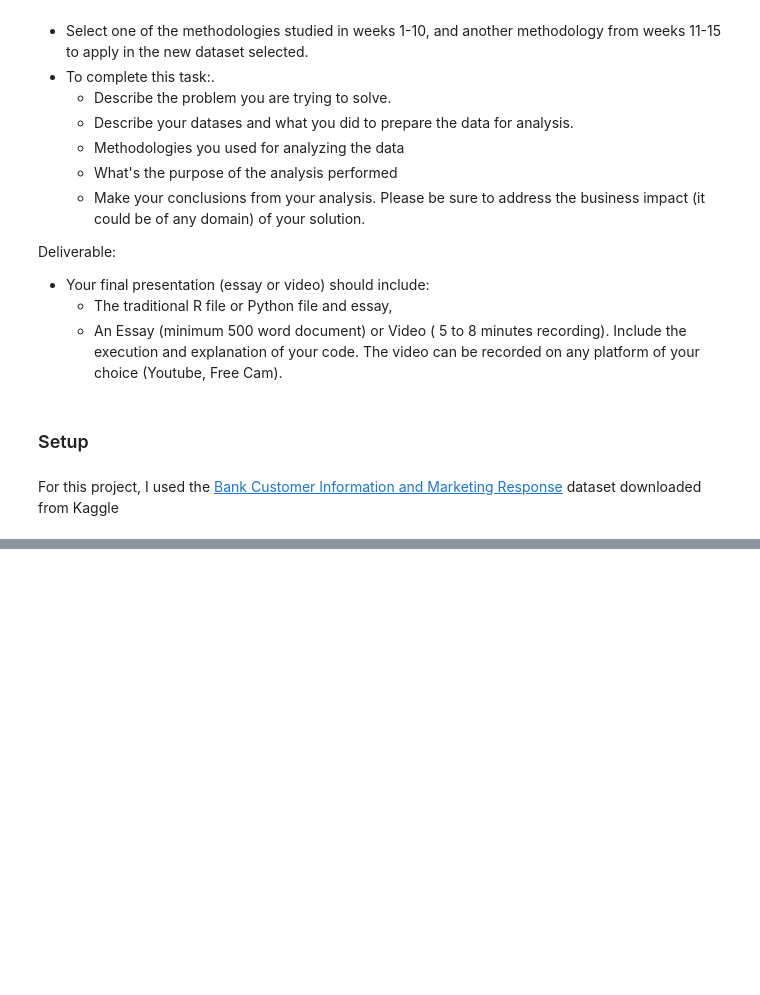
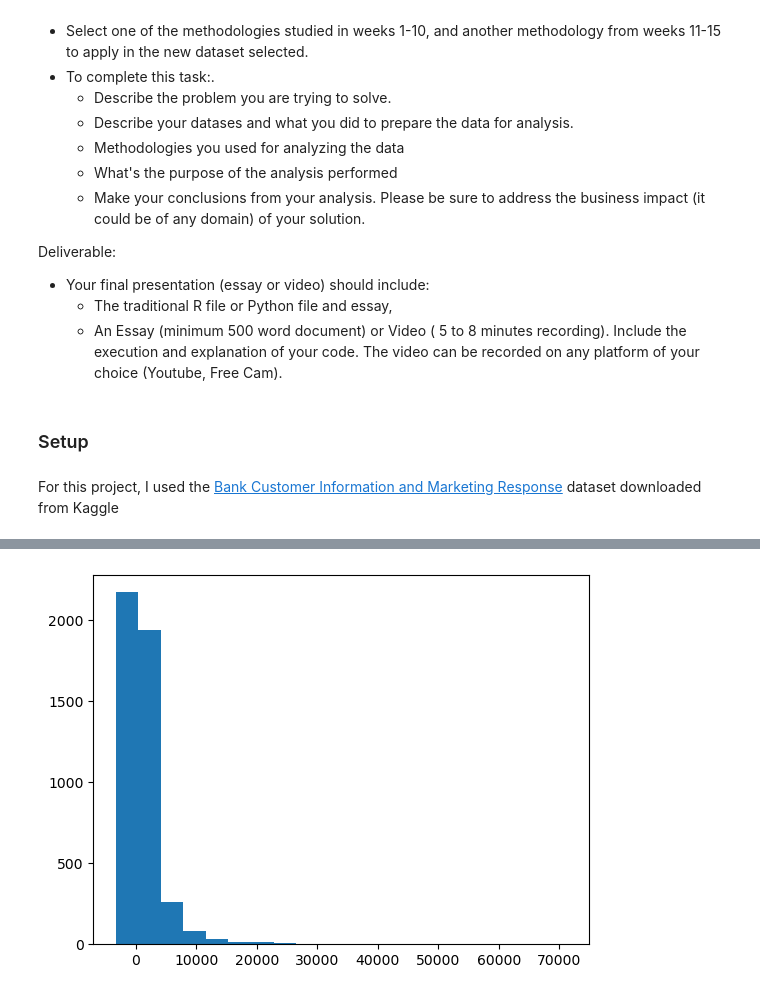
Before and after one commit to klmartin1998/spring2024-data622, a Jupyter notebook: assignments/assignment4/data622_final_project.ipynb, the cells around one changed output, grey strips where cells are left out. Drawn from its saved outputs; the diff is of its cells as text; code cells hidden in the pictures; blank space fills up the shorter version.

```diff
--- a/assignments/assignment4/data622_final_project.ipynb
+++ b/assignments/assignment4/data622_final_project.ipynb
@@ -40,0 +81,5 @@ pd.read_csv('bank.csv')
+# %%
+plt.hist(responses_raw['balance'], bins=20)
+plt.show()
+# %% [output]
+[figure, added]
```
Also changed, not shown: parts of 70 cells of this notebook.
